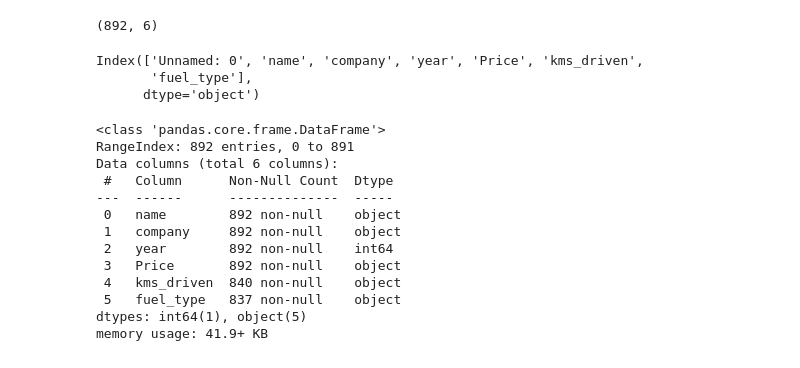
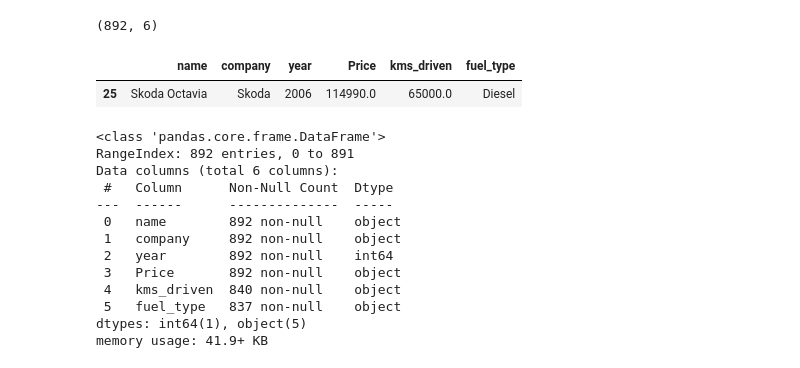
Before and after one commit to aliahmad552/car-price-predictor-mlops, a Jupyter notebook: notebook/Car_Price_Predictor.ipynb, the cells around one changed output. Drawn from its saved outputs; the diff is of its cells as text; code cells hidden in the pictures.

```diff
--- a/notebook/Car_Price_Predictor.ipynb
+++ b/notebook/Car_Price_Predictor.ipynb
@@ -33,10 +33,12 @@ import pandas as pd
 df = pd.read_csv("data/Cleaned_data.csv")
 
 df = df[['name','company','year','Price','kms_driven','fuel_type']]
+df.to_csv("data/Cleaned_data.csv", index=False)
-# %% [output]
-Index(['Unnamed: 0', 'name', 'company', 'year', 'Price', 'kms_driven',
-       'fuel_type'],
-      dtype='object')
+# %%
+df[df['name'] == 'Skoda Octavia']
+# %% [output]
+|  | name | company | year | Price | kms_driven | fuel_type |
+| 25 | Skoda Octavia | Skoda | 2006 | 114990.0 | 65000.0 | Diesel |
 # %%
 df.info()
 # %% [output]
```
Also changed, not shown: parts of 12 cells of this notebook.
